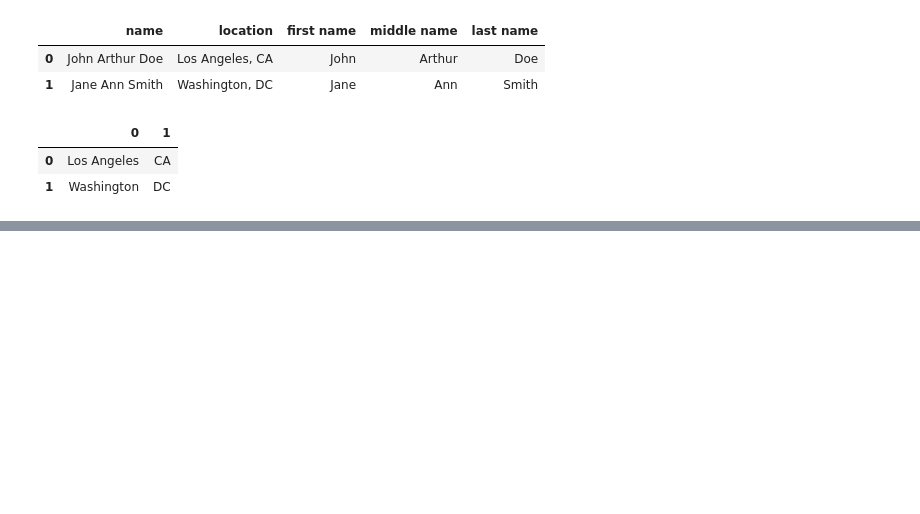
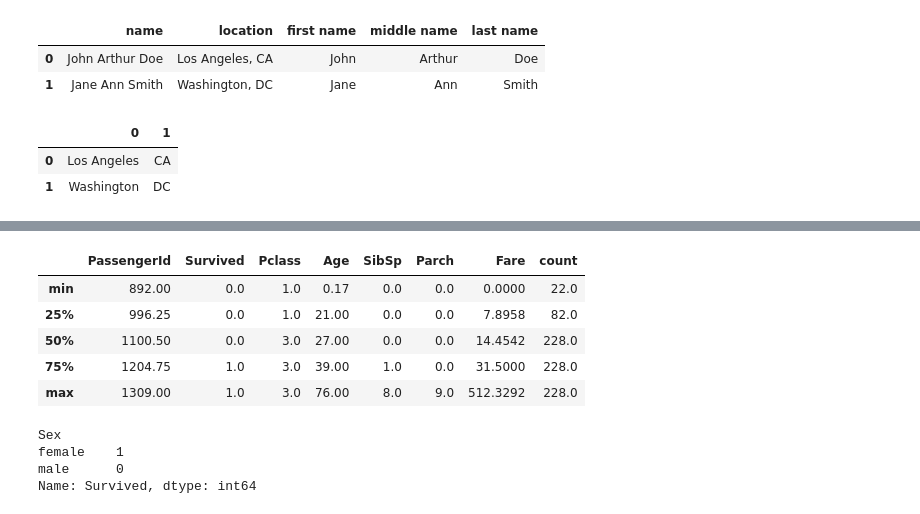
Before and after one commit to monika0603/SQL-practice, a Jupyter notebook: pandas-tricks.ipynb, the cells around one changed output, grey strips where cells are left out. Cells and saved outputs as stored; diff of their text form; code cells hidden in the pictures; blank space fills up the shorter version.

```diff
--- a/pandas-tricks.ipynb
+++ b/pandas-tricks.ipynb
@@ -430,0 +533,16 @@ df['city'] = df.location.str.split(', ', expand=True)
+# %%
+df.describe().loc['min':'max']
+# %% [output]
+|  | PassengerId | Survived | Pclass | Age | SibSp | Parch | Fare | count |
+| min | 892.00 | 0.0 | 1.0 | 0.17 | 0.0 | 0.0 | 0.0000 | 22.0 |
+| 25% | 996.25 | 0.0 | 1.0 | 21.00 | 0.0 | 0.0 | 7.8958 | 82.0 |
+| 50% | 1100.50 | 0.0 | 3.0 | 27.00 | 0.0 | 0.0 | 14.4542 | 228.0 |
+| 75% | 1204.75 | 1.0 | 3.0 | 39.00 | 1.0 | 0.0 | 31.5000 | 228.0 |
+| max | 1309.00 | 1.0 | 3.0 | 76.00 | 8.0 | 9.0 | 512.3292 | 228.0 |
+# %%
+df.groupby('Sex')['Survived'].mean()
+# %% [output]
+Sex
+female    1
+male      0
+Name: Survived, dtype: int64
```
Also changed, not shown: parts of 15 cells of this notebook.
